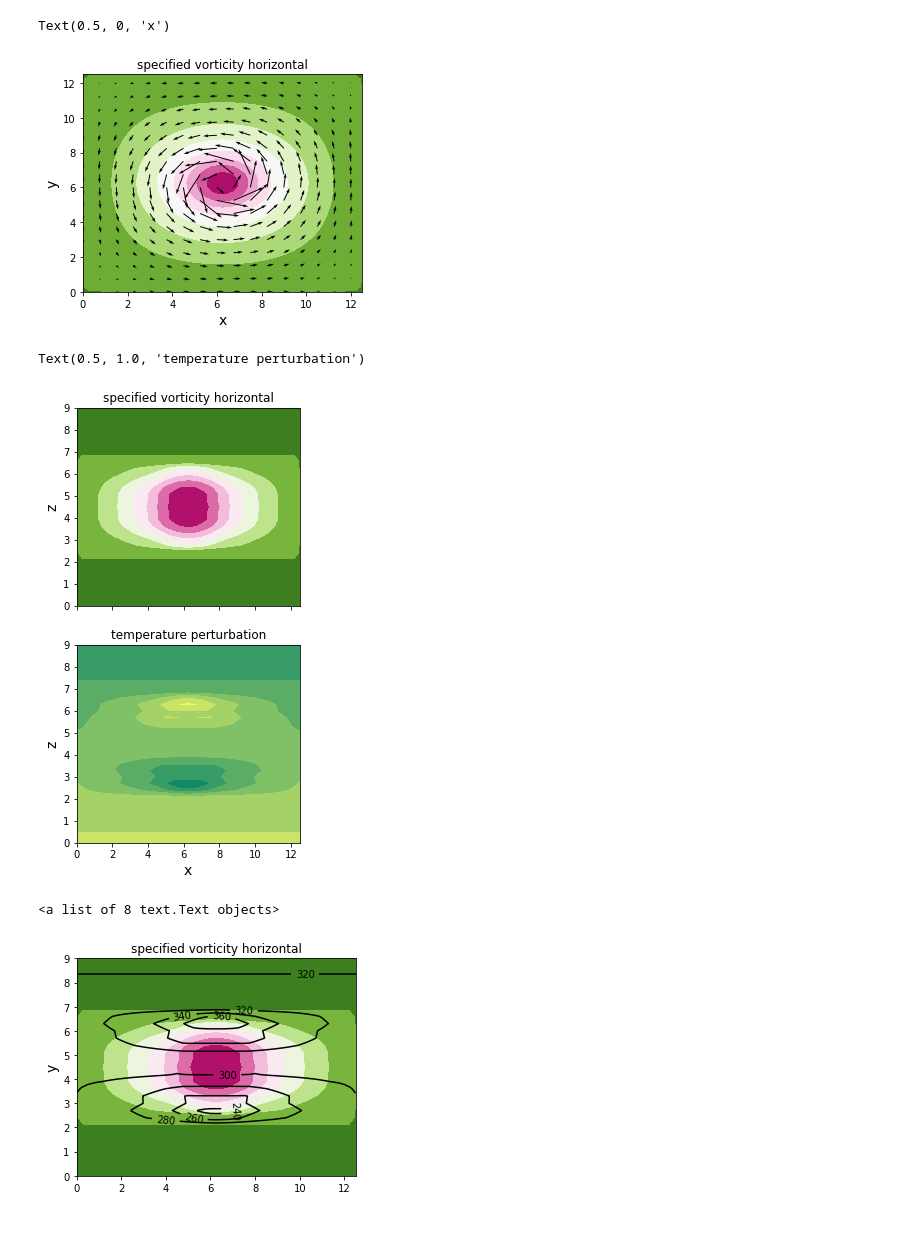
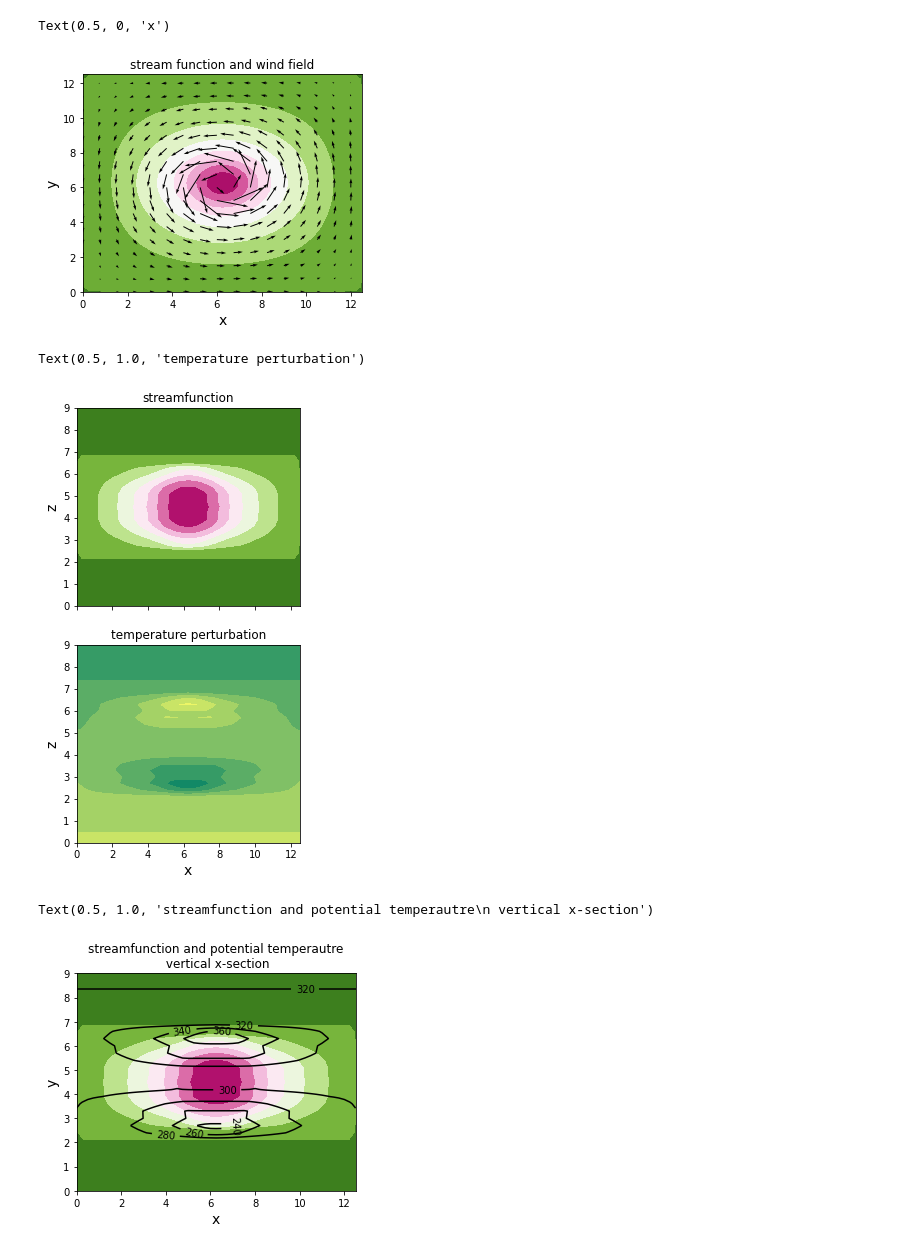
Before and after one commit to michaelcmorgan/QGPV-inversion, a Jupyter notebook: invert winds and temperature.ipynb, the cells around one changed output. Cells and saved outputs as stored; diff of their text form; code cells hidden in the pictures.

Commit message:
Correct figure titles

```diff
--- a/invert winds and temperature.ipynb
+++ b/invert winds and temperature.ipynb
@@ -66,23 +49,15 @@ array([[-0.00000000e+00, -0.00000000e+00, -0.00000000e+00, ...,
 # Plot figures
 fig, ax = plt.subplots(figsize=(5,4), sharex=True)
 cs = ax.contourf(xs[:,:,10],ys[:,:,10],psi[:,:,10],cmap='PiYG')
-#divider = make_axes_locatable(axes[0])
-#cax = divider.append_axes('right', size='5%', pad=0.05)
-#plt.colorbar(cs, cax=cax, orientation='vertical')
-#cs = axes[0].contour(xs[:,:,10],ys[:,:,10],q_prime[:,:,10],colors='black')
-ax.set_title('specified vorticity horizontal')
+ax.set_xlabel('x',fontsize=14)
 ax.set_ylabel('y',fontsize=14)
 
 cs = ax.quiver(xs[:,:,10][::3,::3],ys[:,:,10][::3,::3],ug[:,:,10][::3,::3], vg[:,:,10][::3,::3],
                     cmap='summer')
-ax.set_xlabel('x',fontsize=14)
-#divider = make_axes_locatable(axes[1,1])
-#cax = divider.append_axes('right', size='5%', pad=0.05)
-#plt.colorbar(cs, cax=cax, orientation='vertical')
-#ax.set_title('Geostrophic winds')
+ax.set_title(f'stream function and wind field')
 # %% [output]
 Text(0.5, 0, 'x')
-[figure, old version]
+[figure, new version]
 # %%
 Cp = 1004.7
 Rd = 287.05
@@ -92,23 +67,16 @@ T = T_prime + T_sa[None, None, :]
 # Plot figures
 fig, axes = plt.subplots(nrows=2, ncols=1, figsize=(4,8), sharex=True)
 cs = axes[0].contourf(xs[:,25,:],zs[:,25,:],psi[:,25,:],cmap='PiYG')
-#divider = make_axes_locatable(axes[0])
-#cax = divider.append_axes('right', size='5%', pad=0.05)
-#plt.colorbar(cs, cax=cax, orientation='vertical')
-#cs = axes[0].contour(xs[:,:,10],ys[:,:,10],q_prime[:,:,10],colors='black')
-axes[0].set_title('specified vorticity horizontal')
+axes[0].set_title('streamfunction')
 axes[0].set_ylabel('z',fontsize=14)
 
 cs = axes[1].contourf(xs[:,25,:],zs[:,25,:],T[:,25,:],cmap='summer')
 axes[1].set_ylabel('z',fontsize=14)
 axes[1].set_xlabel('x',fontsize=14)
-#divider = make_axes_locatable(axes[1,1])
-#cax = divider.append_axes('right', size='5%', pad=0.05)
-#plt.colorbar(cs, cax=cax, orientation='vertical')
 axes[1].set_title('temperature perturbation')
 # %% [output]
 Text(0.5, 1.0, 'temperature perturbation')
-[figure, old version]
+[figure, new version]
 # %%
 p00 = 101325
 #rho = - np.gradient(pres, z, edge_order=1) / sa.gravity_adjust(z)
@@ -117,19 +85,13 @@ thta = T * (p00/pres[None, None, :])**(Rd/Cp)
 # %%
 # Plot figures
 fig, ax = plt.subplots(figsize=(5,4), sharex=True)
 cs = ax.contourf(xs[:,25,:],zs[:,25,:],psi[:,25,:],cmap='PiYG')
-#divider = make_axes_locatable(axes[0])
-#cax = divider.append_axes('right', size='5%', pad=0.05)
-#plt.colorbar(cs, cax=cax, orientation='vertical')
-#cs = axes[0].contour(xs[:,:,10],ys[:,:,10],q_prime[:,:,10],colors='black')
-ax.set_title('specified vorticity horizontal')
+ax.set_xlabel('x',fontsize=14)
 ax.set_ylabel('y',fontsize=14)
 
 cs = ax.contour(xs[:,25,:],zs[:,25,:],thta[:,25,:],colors='k')
 plt.clabel(cs, fmt='%i')
-#divider = make_axes_locatable(axes[1,1])
-#cax = divider.append_axes('right', size='5%', pad=0.05)
-#plt.colorbar(cs, cax=cax, orientation='vertical')
+ax.set_title(f'streamfunction and potential temperautre\n vertical x-section')
 # %% [output]
-<a list of 8 text.Text objects>
+Text(0.5, 1.0, 'streamfunction and potential temperautre\n vertical x-section')
-[figure, old version]
+[figure, new version]
```
Also changed, not shown: parts of 2 cells of this notebook.
